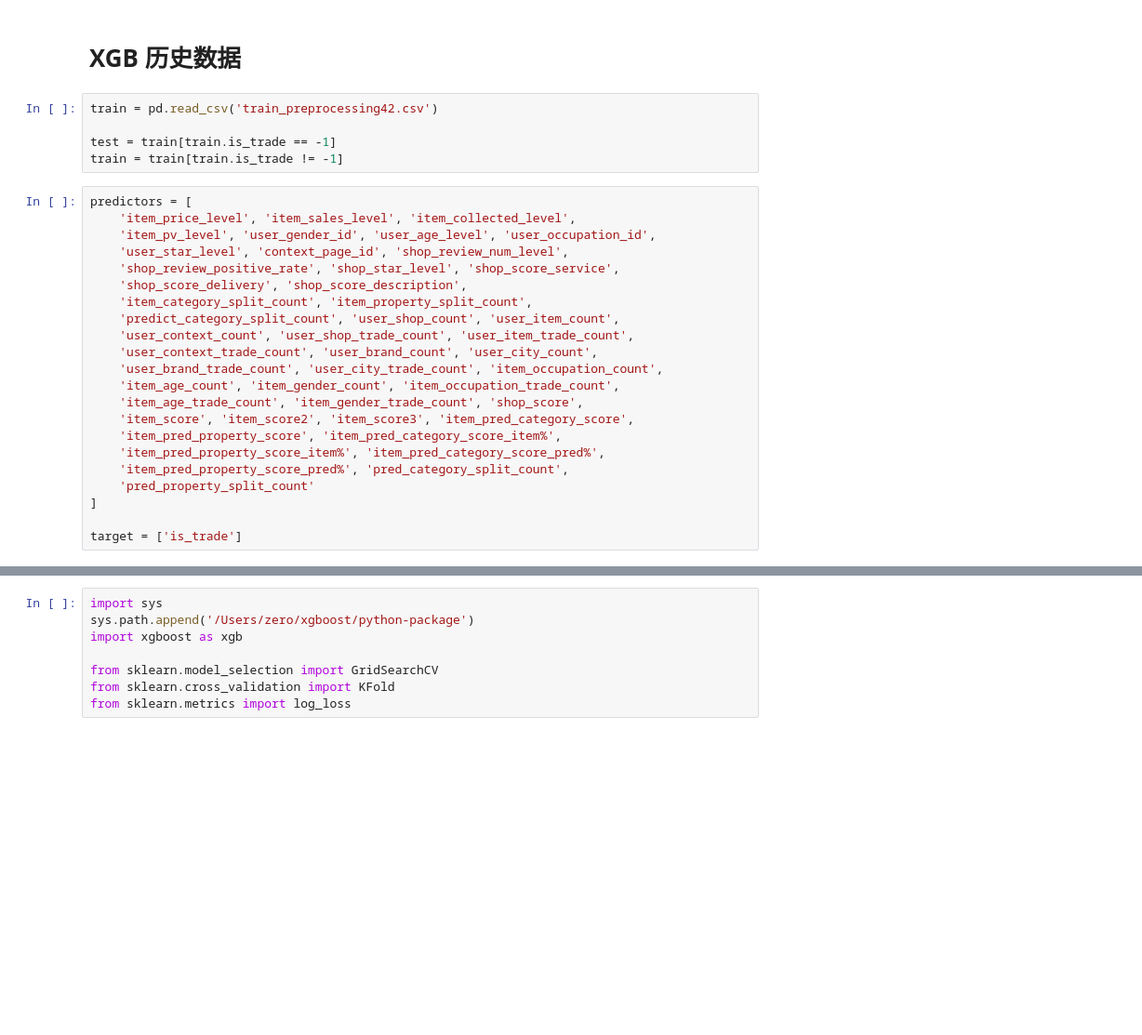
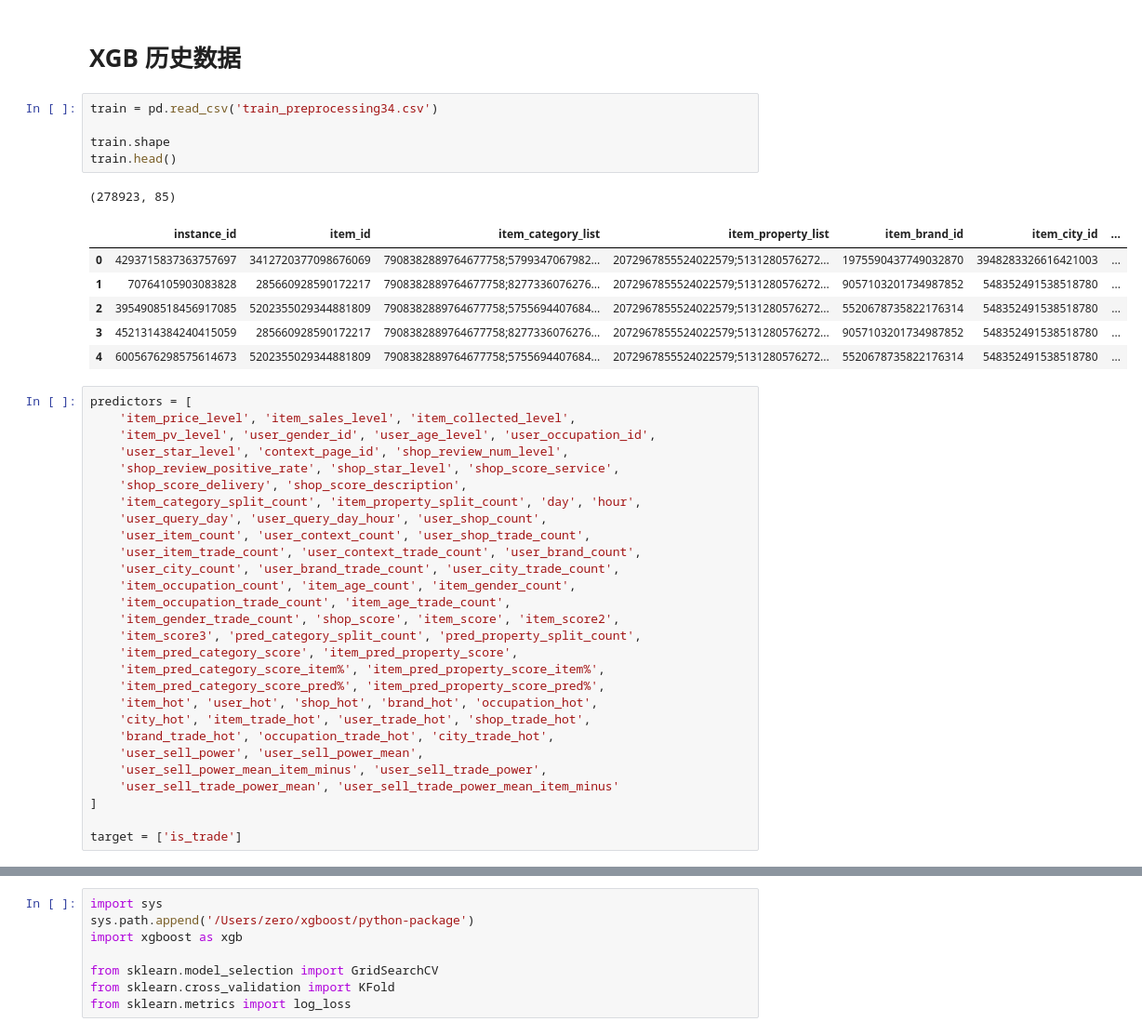
Before and after one commit to abcdddxy/kaggle, a Jupyter notebook: ALiMaMa/XGB.ipynb, the cells around one changed output, grey strips where cells are left out. Shown at 93% size. Drawn from its saved outputs; the diff is of its cells as text; blank space fills up the shorter version.

```diff
--- a/ALiMaMa/XGB.ipynb
+++ b/ALiMaMa/XGB.ipynb
@@ -31,10 +31,18 @@ matplotlib.rcParams['axes.unicode_minus'] = False
 # %% [markdown]
 # XGB 历史数据
 # %%
-train = pd.read_csv('train_preprocessing42.csv')
+train = pd.read_csv('train_preprocessing34.csv')
 
-test = train[train.is_trade == -1]
-train = train[train.is_trade != -1]
+train.shape
+train.head()
+# %% [output]
+(278923, 85)
+|  | instance_id | item_id | item_category_list | item_property_list | item_brand_id | item_city_id | ... |
+| 0 | 4293715837363757697 | 3412720377098676069 | 7908382889764677758;5799347067982... | 2072967855524022579;5131280576272... | 1975590437749032870 | 3948283326616421003 | ... |
+| 1 | 70764105903083828 | 285660928590172217 | 7908382889764677758;8277336076276... | 2072967855524022579;5131280576272... | 9057103201734987852 | 548352491538518780 | ... |
+| 2 | 3954908518456917085 | 5202355029344881809 | 7908382889764677758;5755694407684... | 2072967855524022579;5131280576272... | 5520678735822176314 | 548352491538518780 | ... |
+| 3 | 4521314384240415059 | 285660928590172217 | 7908382889764677758;8277336076276... | 2072967855524022579;5131280576272... | 9057103201734987852 | 548352491538518780 | ... |
+| 4 | 6005676298575614673 | 5202355029344881809 | 7908382889764677758;5755694407684... | 2072967855524022579;5131280576272... | 5520678735822176314 | 548352491538518780 | ... |
 # %%
 predictors = [
     'item_price_level', 'item_sales_level', 'item_collected_level',
@@ -42,18 +50,24 @@ predictors = [
     'user_star_level', 'context_page_id', 'shop_review_num_level',
     'shop_review_positive_rate', 'shop_star_level', 'shop_score_service',
     'shop_score_delivery', 'shop_score_description',
-    'item_category_split_count', 'item_property_split_count',
-    'predict_category_split_count', 'user_shop_count', 'user_item_count',
-    'user_context_count', 'user_shop_trade_count', 'user_item_trade_count',
-    'user_context_trade_count', 'user_brand_count', 'user_city_count',
-    'user_brand_trade_count', 'user_city_trade_count', 'item_occupation_count',
-    'item_age_count', 'item_gender_count', 'item_occupation_trade_count',
-    'item_age_trade_count', 'item_gender_trade_count', 'shop_score',
-    'item_score', 'item_score2', 'item_score3', 'item_pred_category_score',
-    'item_pred_property_score', 'item_pred_category_score_item%',
-    'item_pred_property_score_item%', 'item_pred_category_score_pred%',
-    'item_pred_property_score_pred%', 'pred_category_split_count',
-    'pred_property_split_count'
+    'item_category_split_count', 'item_property_split_count', 'day', 'hour',
+    'user_query_day', 'user_query_day_hour', 'user_shop_count',
+    'user_item_count', 'user_context_count', 'user_shop_trade_count',
+    'user_item_trade_count', 'user_context_trade_count', 'user_brand_count',
+    'user_city_count', 'user_brand_trade_count', 'user_city_trade_count',
+    'item_occupation_count', 'item_age_count', 'item_gender_count',
+    'item_occupation_trade_count', 'item_age_trade_count',
+    'item_gender_trade_count', 'shop_score', 'item_score', 'item_score2',
+    'item_score3', 'pred_category_split_count', 'pred_property_split_count',
+    'item_pred_category_score', 'item_pred_property_score',
+    'item_pred_category_score_item%', 'item_pred_property_score_item%',
+    'item_pred_category_score_pred%', 'item_pred_property_score_pred%',
+    'item_hot', 'user_hot', 'shop_hot', 'brand_hot', 'occupation_hot',
+    'city_hot', 'item_trade_hot', 'user_trade_hot', 'shop_trade_hot',
+    'brand_trade_hot', 'occupation_trade_hot', 'city_trade_hot',
+    'user_sell_power', 'user_sell_power_mean',
+    'user_sell_power_mean_item_minus', 'user_sell_trade_power',
+    'user_sell_trade_power_mean', 'user_sell_trade_power_mean_item_minus'
 ]
 
 target = ['is_trade']
```
Also changed, not shown: parts of 21 cells of this notebook, 3 other files.
